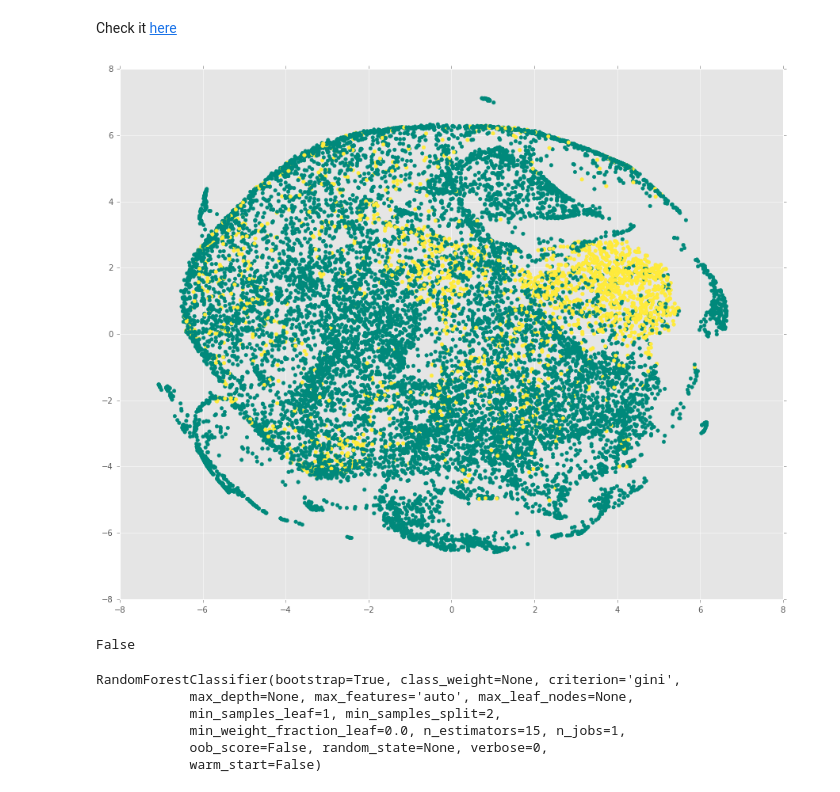
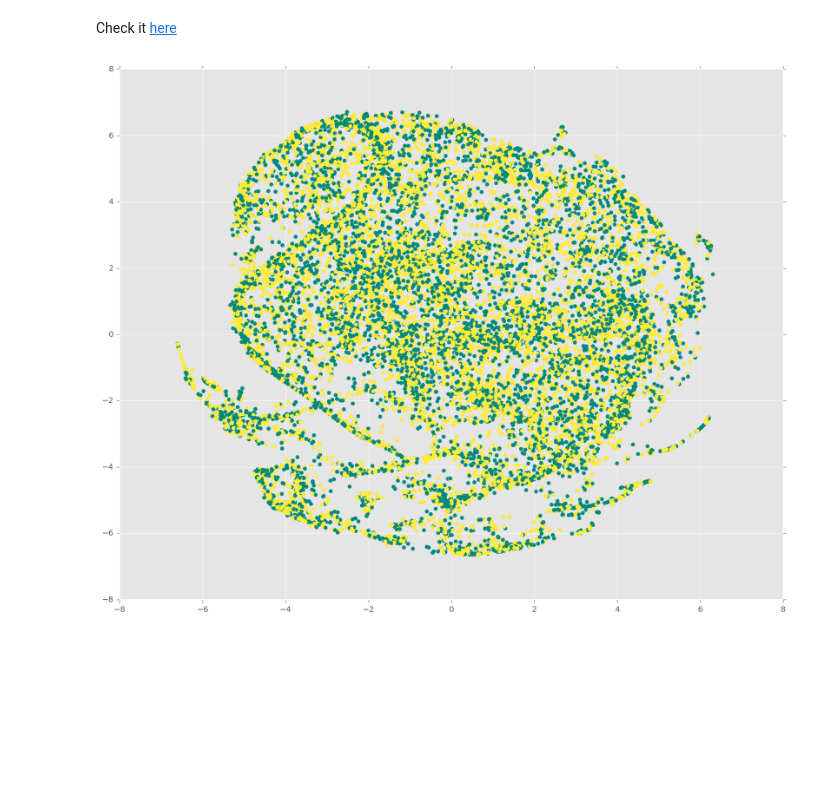
Before and after one commit to chrisPiemonte/link-prediction, a Jupyter notebook: Type prediction.ipynb, the cells around one changed output. Cells and saved outputs as stored; diff of their text form; code cells hidden in the pictures; blank space fills up the shorter version.

```diff
--- a/Type prediction.ipynb
+++ b/Type prediction.ipynb
@@ -103,12 +58,16 @@ model.train(train_sequences)
 418031
 # %%
 %%time
-mid2types = dict()
-for uri in model.vocab:
-    mid = uri.replace("http://rdf.freebase.com/ns", "")
-    if mid in mid2dbpedia:
-        dbpedia_eqs = [uri[1:-1] for uri in mid2dbpedia[mid]]
-        mid_types = {row[0].n3() for uri in dbpedia_eqs for row in get_types(uri, dbpedia_type_graph)}
-        if len(mid_types) > 0:
-            mid2types[mid] = mid_types
+%store -r mid2types
+if "mid2types" not in locals():
+    mid2types = dict()
+    for uri in model.vocab:
+        mid = uri.replace("http://rdf.freebase.com/ns", "")
+        if mid in mid2dbpedia:
+            dbpedia_eqs = [uri[1:-1] for uri in mid2dbpedia[mid]]
+            mid_types = {row[0].n3() for uri in dbpedia_eqs for row in get_types(uri, dbpedia_type_graph)}
+            if len(mid_types) > 0:
+                mid2types[mid] = mid_types
+
+    %store mid2types
 # %% [output]
@@ -118,12 +93,12 @@ Wall time: 16min 56s
 ### Dimensionality reduction of embeddings
 # %%
 %%time
-mid_prefix = "http://rdf.freebase.com/ns"
-
-embeddings = [model[uri] for uri in model.vocab]
-uris = [uri for uri in model.vocab]
-# colors = [ "#00897B" if uri.startswith(mid_prefix) else "#FFEB3B" for uri in model.vocab]
+# embeddings = [model[uri] for uri in model.vocab]
+# uris = [uri for uri in model.vocab]
 
 tsne = TSNE(n_components=2)
-twodim_embeddings = tsne.fit_transform(embeddings)
+%store -r twodims
+if "twodims" not in locals():
+    twodims = tsne.fit_transform(embeds)
+    %store twodims
 # %% [output]
@@ -146,22 +109,18 @@ colors = ["#FFEB3B" if "<http://dbpedia.org/ontology/Agent>" in mid2types.get(ge
 # %% [markdown]
 ### Plot
 # %%
-scatter_data = scatter_plot(twodim_embeddings, uris, colors=colors)
+colors = ["#FFEB3B" if is_agent(mid, mid2types) else "#00897B" for mid in mids]
+scatter_data = scatter_plot(twodims, mids, colors=colors)
 py.iplot(scatter_data, filename='Data')
 # %% [output]
 [interactive output not drawn]
 # %% [markdown]
 Check it [here](https://plot.ly/create/?fid=chrispolo:1238)
 # %%
-fig_size = [15, 12]
-plt.rcParams["figure.figsize"] = fig_size
-x = [point[0] for point in twodim_embeddings]
-y = [point[1] for point in twodim_embeddings]
+plt.rcParams["figure.figsize"] = [15, 12]
+x = [point[0] for point in twodims]
+y = [point[1] for point in twodims]
 plt.scatter(x, y, color=colors)
 plt.show()
 # %% [output]
-[figure, old version]
+[figure, new version]
-# %%
-"<http://dbpedia.org/ontology/Agenat>" in mid2types["/m/016kft"]
-# %% [output]
-False
@@ -244,12 +127,4 @@ ground_truth = get_ground_truth(mids)
 # %%
-from sklearn.ensemble import RandomForestClassifier
-
 classifier = RandomForestClassifier(n_estimators=15)
 classifier.fit(embeds_train, labels_train)
+labels_pred = np.array([classifier.predict([emb]) for emb in embeds_test])
-# %% [output]
-RandomForestClassifier(bootstrap=True, class_weight=None, criterion='gini',
-            max_depth=None, max_features='auto', max_leaf_nodes=None,
-            min_samples_leaf=1, min_samples_split=2,
-            min_weight_fraction_leaf=0.0, n_estimators=15, n_jobs=1,
-            oob_score=False, random_state=None, verbose=0,
-            warm_start=False)
```
Also changed, not shown: parts of 18 cells of this notebook, 5 other files.
